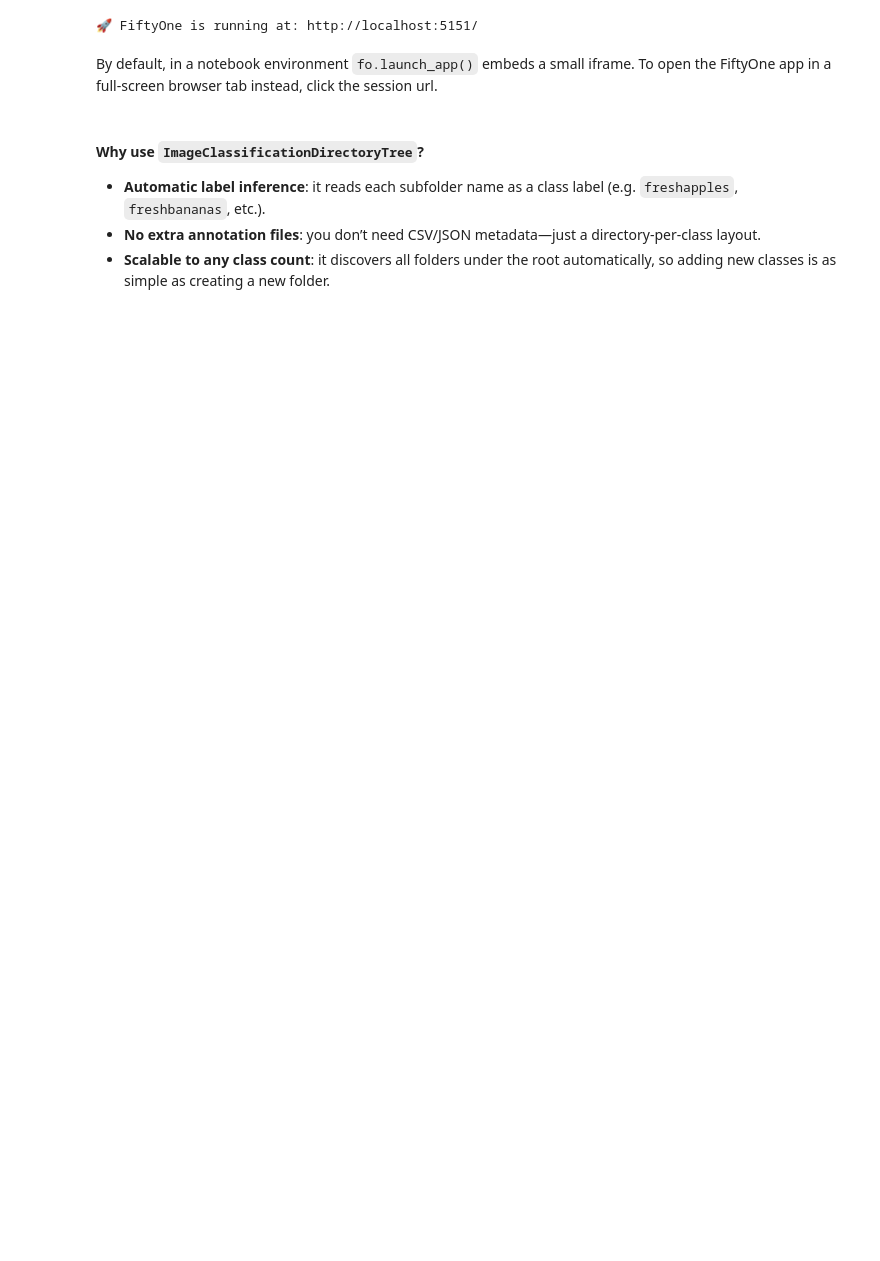
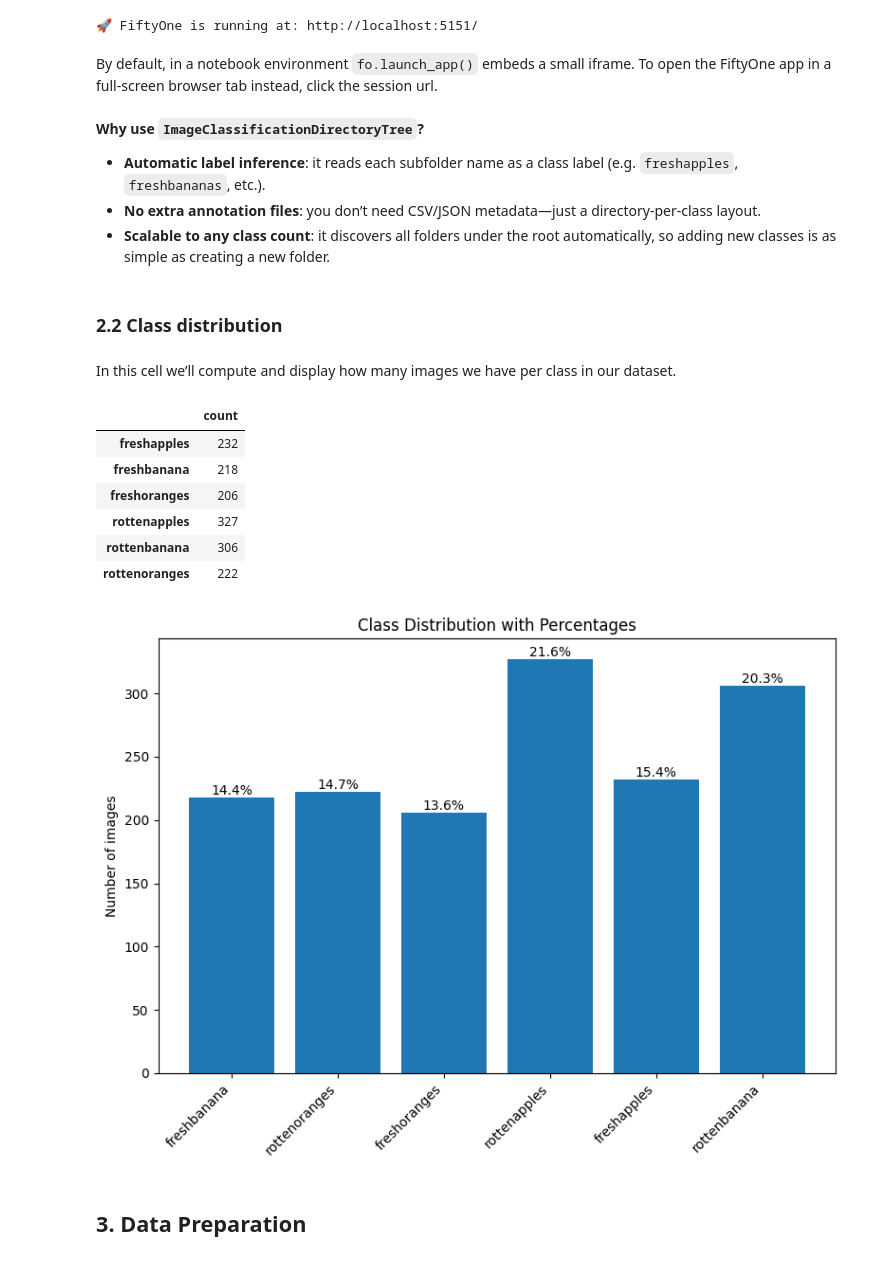
Before and after one commit to minealsan/fruit_classifier, a Jupyter notebook: fruit_classifier.ipynb, the cells around one changed output. Cells and saved outputs as stored; diff of their text form; code cells hidden in the pictures; blank space fills up the shorter version.

Commit message:
Added the section 3. Data Preparation tp the fruit_classifier notebook.

```diff
--- a/fruit_classifier.ipynb
+++ b/fruit_classifier.ipynb
@@ -253,8 +260,53 @@ Could not connect session, trying again in 10 seconds
 # %% [markdown]
 By default, in a notebook environment `fo.launch_app()` embeds a small iframe. To open the FiftyOne app in a full‐screen browser tab instead, click the session url.
 # %% [markdown]
-#### Why use `ImageClassificationDirectoryTree`?
+**Why use `ImageClassificationDirectoryTree`?**
 
 - **Automatic label inference**: it reads each subfolder name as a class label (e.g. `freshapples`, `freshbananas`, etc.).
 - **No extra annotation files**: you don’t need CSV/JSON metadata—just a directory-per-class layout.
 - **Scalable to any class count**: it discovers all folders under the root automatically, so adding new classes is as simple as creating a new folder.
+# %% [markdown]
+### 2.2 Class distribution  <a id="22-class-distribution"></a>
+# %% [markdown]
+In this cell we’ll compute and display how many images we have per class in our dataset.
+# %%
+# Base directory where class folders are
+BASE_DIR = Path("data") / "original_data_set"
+
+# Count number of images in each class folder
+class_counts = Counter({
+    cls_dir.name: len(list(cls_dir.glob("*.png")))
+    for cls_dir in BASE_DIR.iterdir()
+    if cls_dir.is_dir()
+})
+
+# Display counts as a pandas DataFrame
+df = pd.DataFrame.from_dict(class_counts, orient='index', columns=['count'])
+display(df.sort_index())
+
+# 3) Plot with percentages
+classes = df.index.tolist()
+counts = df["count"].tolist()
+total = sum(counts)
+percentages = [c / total * 100 for c in counts]
+
+fig, ax = plt.subplots(figsize=(8, 6))
+ax.bar(classes, counts)
+for idx, (cnt, pct) in enumerate(zip(counts, percentages)):
+    ax.text(idx, cnt, f"{pct:.1f}%", ha="center", va="bottom")
+ax.set_ylabel("Number of images")
+ax.set_title("Class Distribution with Percentages")
+plt.xticks(rotation=45, ha="right")
+plt.tight_layout()
+plt.show()
+# %% [output]
+|  | count |
+| freshapples | 232 |
+| freshbanana | 218 |
+| freshoranges | 206 |
+| rottenapples | 327 |
+| rottenbanana | 306 |
+| rottenoranges | 222 |
+[figure, added]
+# %% [markdown]
+## 3. Data Preparation  <a id="3-data-preparation"></a>
```
Also changed, not shown: parts of 19 cells of this notebook.
